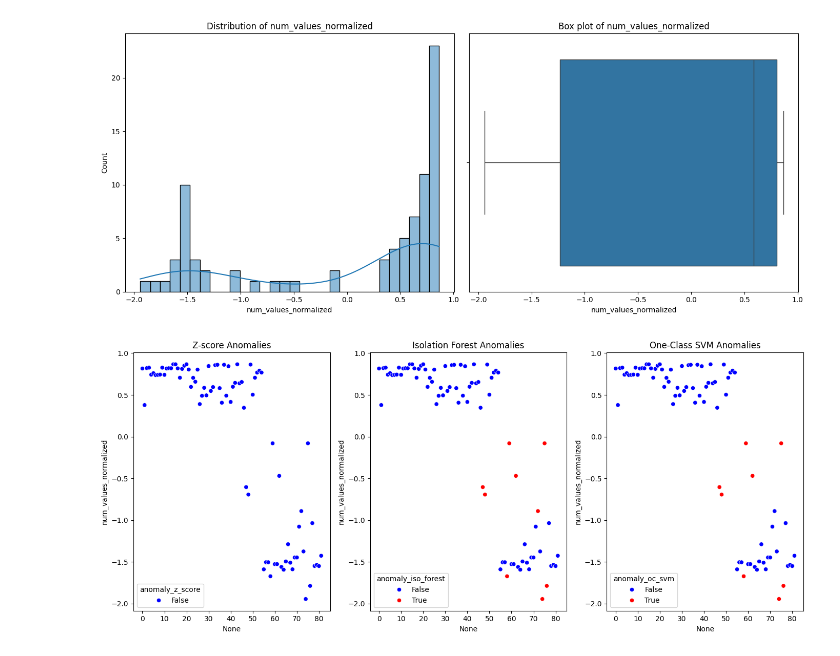
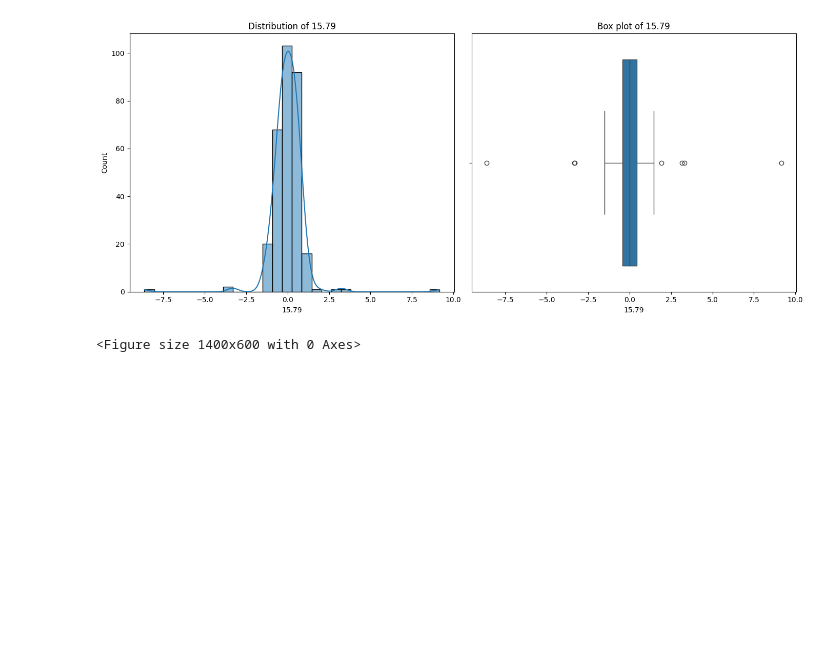
Before and after one commit to justkurama/data-mining-fall-2024, a Jupyter notebook: Assignment4/1.ipynb, the cells around one changed output. Drawn from its saved outputs; the diff is of its cells as text; code cells hidden in the pictures; blank space fills up the shorter version.

```diff
--- a/Assignment4/1.ipynb
+++ b/Assignment4/1.ipynb
@@ -4,7 +4,7 @@ import numpy as np
 from sklearn.preprocessing import StandardScaler
 
 # Load the dataset
-df = pd.read_csv('LABELED_ANOMALIES.csv')
+df = pd.read_csv('cv_server_data.csv')
 
 # Initial Exploratory Data Analysis (EDA)
 print("Initial DataFrame Info:")
@@ -17,12 +17,10 @@ print("\nChecking for missing values:")
 print(df.isnull().sum())
 
 # Since there are no missing values, we proceed to handle outliers
-# For simplicity, let's assume we are only normalizing the 'num_values' column
 
 # Normalizing features
 scaler = StandardScaler()
-df['num_values_normalized'] = scaler.fit_transform(df[['num_values']])
-
+df[['15.79', '14.921']] = scaler.fit_transform(df[['15.79', '14.921']])
 print("\nFirst 5 rows after normalization:")
 print(df.head())
 # %% [output]
@@ -47,21 +45,20 @@ dtypes: int64(1), object(4)
 from scipy import stats
 from sklearn.ensemble import IsolationForest
 from sklearn.svm import OneClassSVM
-
 import matplotlib.pyplot as plt
 
 # Z-score for univariate anomaly detection
-df['z_score'] = np.abs(stats.zscore(df['num_values_normalized']))
+df['z_score'] = np.abs(stats.zscore(df['15.79']))
 df['anomaly_z_score'] = df['z_score'] > 3
 
 # Isolation Forest
 iso_forest = IsolationForest(contamination=0.1)
-df['anomaly_iso_forest'] = iso_forest.fit_predict(df[['num_values_normalized']])
+df['anomaly_iso_forest'] = iso_forest.fit_predict(df[['15.79']])
 df['anomaly_iso_forest'] = df['anomaly_iso_forest'] == -1
 
 # One-Class SVM
 oc_svm = OneClassSVM(nu=0.1)
-df['anomaly_oc_svm'] = oc_svm.fit_predict(df[['num_values_normalized']])
+df['anomaly_oc_svm'] = oc_svm.fit_predict(df[['15.79']])
 df['anomaly_oc_svm'] = df['anomaly_oc_svm'] == -1
 
 # Display the results
@@ -78,15 +75,15 @@ print(df[df['anomaly_oc_svm']])
 plt.figure(figsize=(14, 6))
 
 plt.subplot(1, 3, 1)
-plt.scatter(df.index, df['num_values_normalized'], c=df['anomaly_z_score'], cmap='coolwarm')
+plt.scatter(df.index, df['15.79'], c=df['anomaly_z_score'], cmap='coolwarm')
 plt.title('Z-score Anomalies')
 
 plt.subplot(1, 3, 2)
-plt.scatter(df.index, df['num_values_normalized'], c=df['anomaly_iso_forest'], cmap='coolwarm')
+plt.scatter(df.index, df['15.79'], c=df['anomaly_iso_forest'], cmap='coolwarm')
 plt.title('Isolation Forest Anomalies')
 
 plt.subplot(1, 3, 3)
-plt.scatter(df.index, df['num_values_normalized'], c=df['anomaly_oc_svm'], cmap='coolwarm')
+plt.scatter(df.index, df['15.79'], c=df['anomaly_oc_svm'], cmap='coolwarm')
 plt.title('One-Class SVM Anomalies')
 
 plt.tight_layout()
@@ -185,44 +182,30 @@ One-Class SVM - Precision: 1.0, Recall: 1.0, F1-score: 1.0
 # %%
 import seaborn as sns
-
 import matplotlib.pyplot as plt
 
-# Visualize the distribution of the 'num_values_normalized' feature
+# Visualize the distribution of the '15.79' and '14.921' features
 plt.figure(figsize=(14, 6))
 
-# Distribution plot
+# Distribution plot for '15.79'
 plt.subplot(1, 2, 1)
-sns.histplot(df['num_values_normalized'], kde=True, bins=30)
-plt.title('Distribution of num_values_normalized')
+sns.histplot(df['15.79'], kde=True, bins=30)
+plt.title('Distribution of 15.79')
 
-# Box plot to show outliers
+# Box plot to show outliers for '15.79'
 plt.subplot(1, 2, 2)
-sns.boxplot(x=df['num_values_normalized'])
-plt.title('Box plot of num_values_normalized')
+sns.boxplot(x=df['15.79'])
+plt.title('Box plot of 15.79')
 
 plt.tight_layout()
 plt.show()
 
 # Visualize the detected anomalies
 plt.figure(figsize=(14, 6))
 
-# Z-score anomalies
-plt.subplot(1, 3, 1)
-sns.scatterplot(x=df.index, y=df['num_values_normalized'], hue=df['anomaly_z_score'], palette={True: 'red', False: 'blue'})
-plt.title('Z-score Anomalies')
 
-# Isolation Forest anomalies
-plt.subplot(1, 3, 2)
-sns.scatterplot(x=df.index, y=df['num_values_normalized'], hue=df['anomaly_iso_forest'], palette={True: 'red', False: 'blue'})
-plt.title('Isolation Forest Anomalies')
-
-# One-Class SVM anomalies
-plt.subplot(1, 3, 3)
-sns.scatterplot(x=df.index, y=df['num_values_normalized'], hue=df['anomaly_oc_svm'], palette={True: 'red', False: 'blue'})
-plt.title('One-Class SVM Anomalies')
 
 plt.tight_layout()
 plt.show()
 # %% [output]
-[figure, old version]
+[figure, new version]
-[figure, removed]
+<Figure size 1400x600 with 0 Axes>
```
Also changed, not shown: parts of 3 cells of this notebook, 14 other files.
